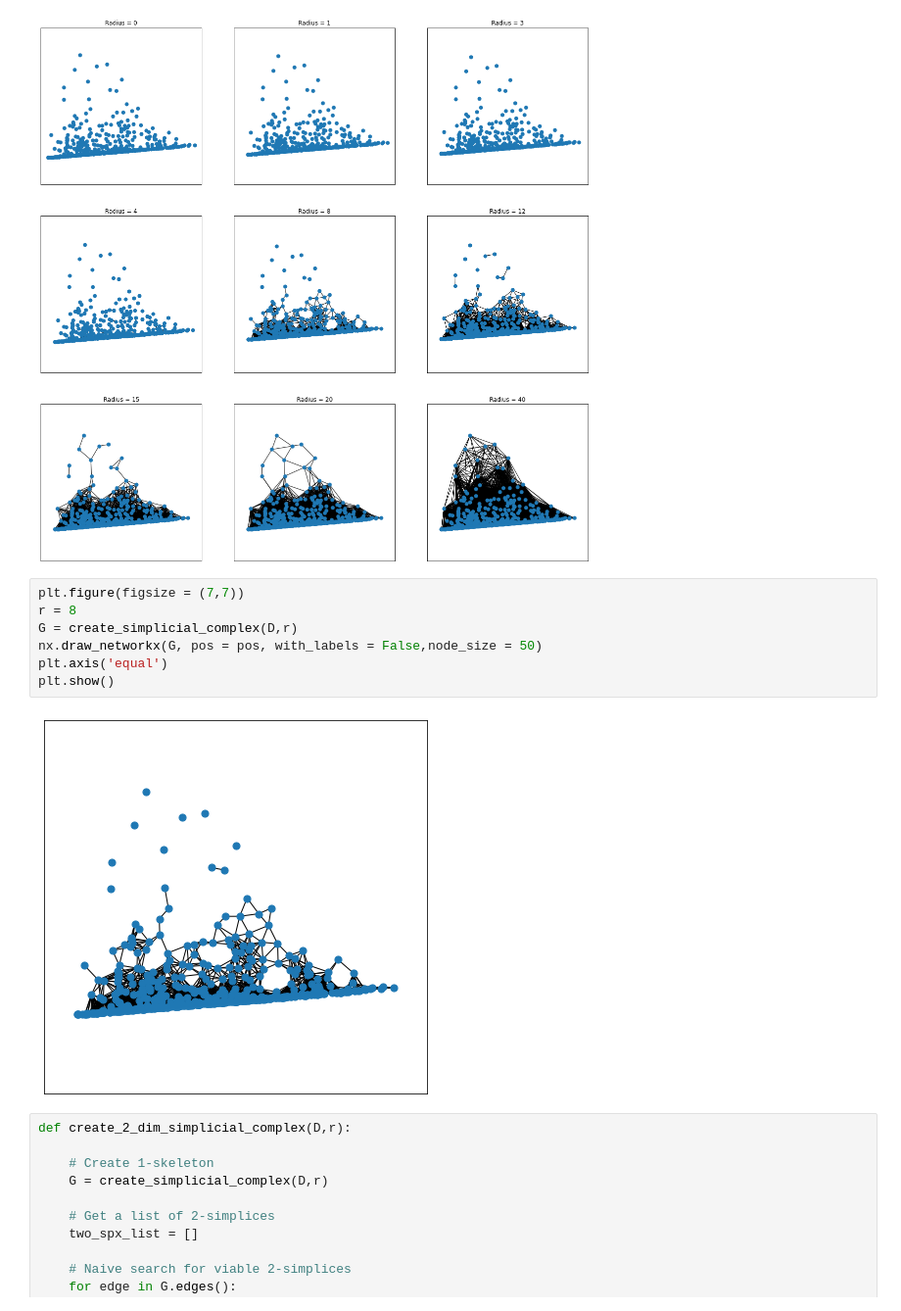
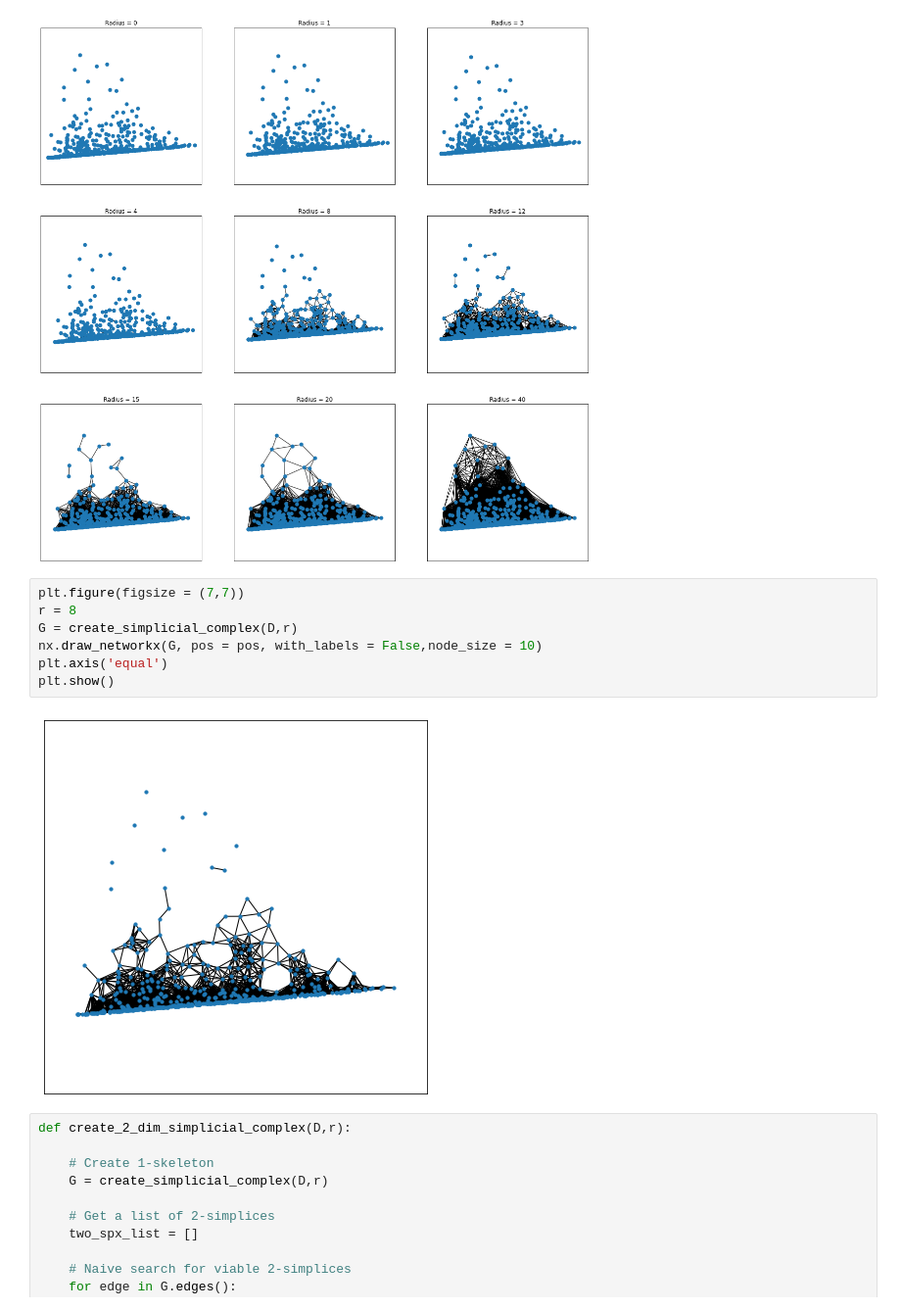
Before and after one commit to WizenPainter/reto-ma2007b, a Jupyter notebook: noaa_ai_workshop/IntroNotebooks/05-Challenge.ipynb, the cells around one changed output. Shown at 98% size. Drawn from its saved outputs; the diff is of its cells as text.

```diff
--- a/noaa_ai_workshop/IntroNotebooks/05-Challenge.ipynb
+++ b/noaa_ai_workshop/IntroNotebooks/05-Challenge.ipynb
@@ -349,12 +367,12 @@ plt.show()
 # %%
 plt.figure(figsize = (7,7))
 r = 8
 G = create_simplicial_complex(D,r)
-nx.draw_networkx(G, pos = pos, with_labels = False,node_size = 50)
+nx.draw_networkx(G, pos = pos, with_labels = False,node_size = 10)
 plt.axis('equal')
 plt.show()
 # %% [output]
-[figure, old version]
+[figure, new version]
 # %%
 def create_2_dim_simplicial_complex(D,r):
 
```
Also changed, not shown: parts of 12 cells of this notebook.
